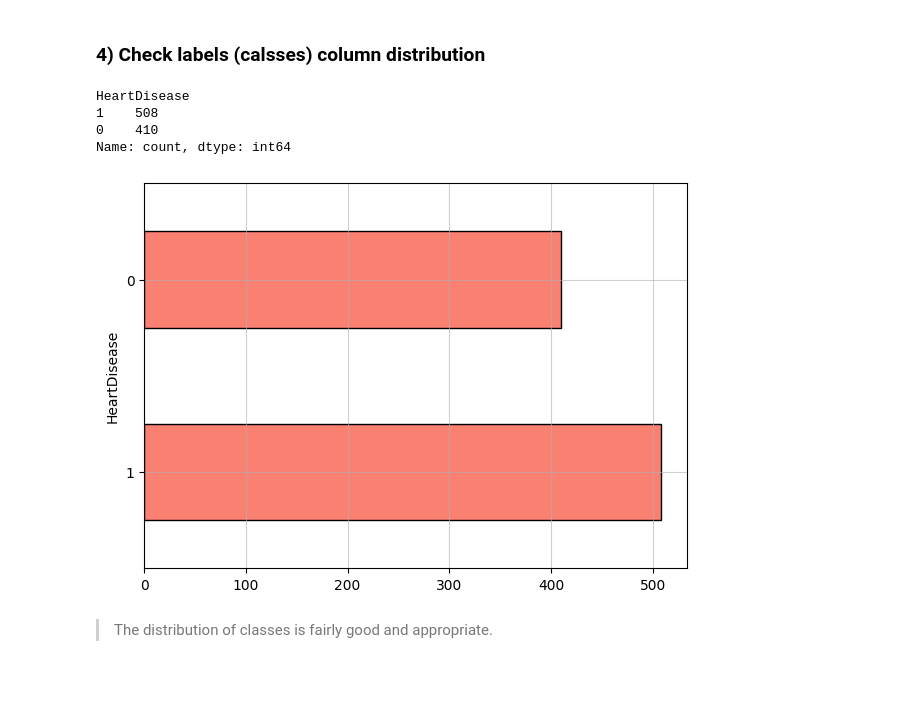
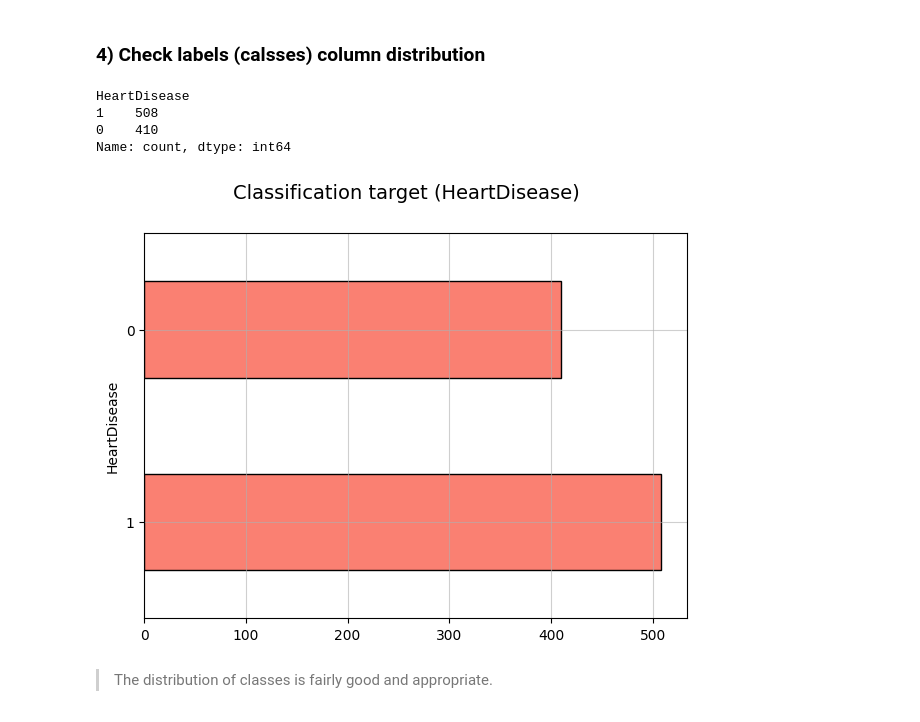
Before and after one commit to Nimaabediforud/Heart-Disease-Prediction, a Jupyter notebook: Notebooks/EDA/EDA.ipynb, the cells around one changed output. Saved outputs shown, nothing was run; the diff lists cells and outputs as text; code cells hidden in the pictures; blank space fills up the shorter version.

```diff
--- a/Notebooks/EDA/EDA.ipynb
+++ b/Notebooks/EDA/EDA.ipynb
@@ -15,16 +17,15 @@ from pathlib import Path
 
 PROJECT_ROOT = Path().resolve().parent.parent
 sys.path.insert(0, str(PROJECT_ROOT / "Notebooks"))
-DATA_DIR = PROJECT_ROOT / "Data"
+DATA_DIR = PROJECT_ROOT / "Data/main_dataset"
 
 
 #----- Tools, visualizers -----
-from scipy.stats import chi2_contingency, pointbiserialr
 import pandas as pd
 import matplotlib.pyplot as plt
 import seaborn as sns
 import numpy as np
-from src_utils import outlier_detector, skewness_detector
+from utils import *
 # %% [markdown]
 ### 2) Load Data and Inspect
 # %%
@@ -151,22 +152,23 @@ Checking ranges for numeric features prevents impossible values from biasing the
 # %%
 #-----------------------------------------
 # Get the exact counts and visualize them
 #-----------------------------------------
 
 # Get the class column
 target_col = data['HeartDisease'].value_counts()
 # Adjust the plot
 plt.figure(figsize=(7, 5))
 target_col.plot.barh(color='salmon', edgecolor='k')
+plt.suptitle("Classification target (HeartDisease)", fontsize=14)
 plt.grid(alpha=0.6)
 # Print exact counts
 print(target_col)
 # %% [output]
 HeartDisease
 1    508
 0    410
 Name: count, dtype: int64
-[figure, old version]
+[figure, new version]
 # %% [markdown]
 > The distribution of classes is fairly good and appropriate.
 # %% [markdown]
```
Also changed, not shown: parts of 19 cells of this notebook, 29 other files.
